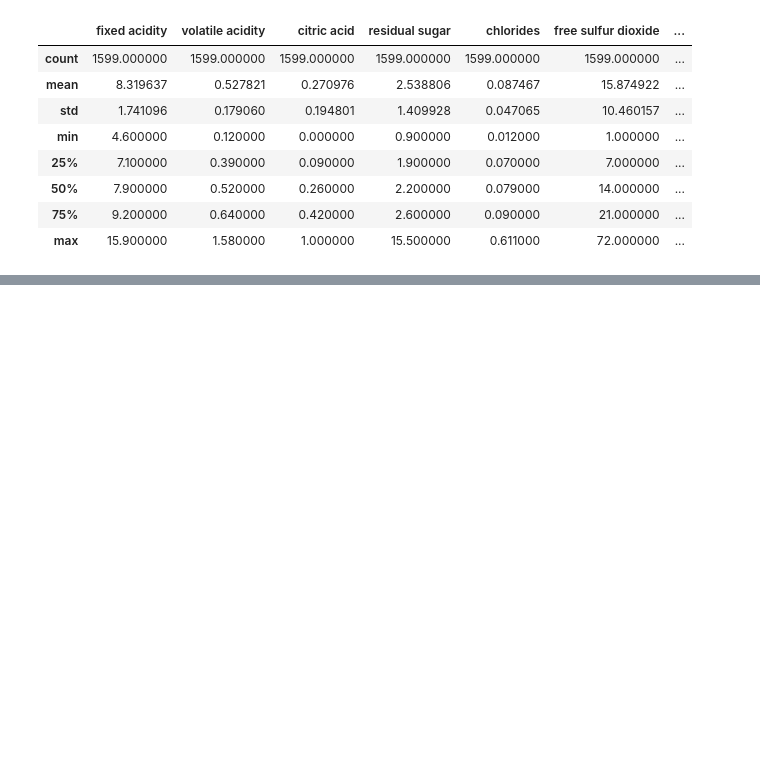
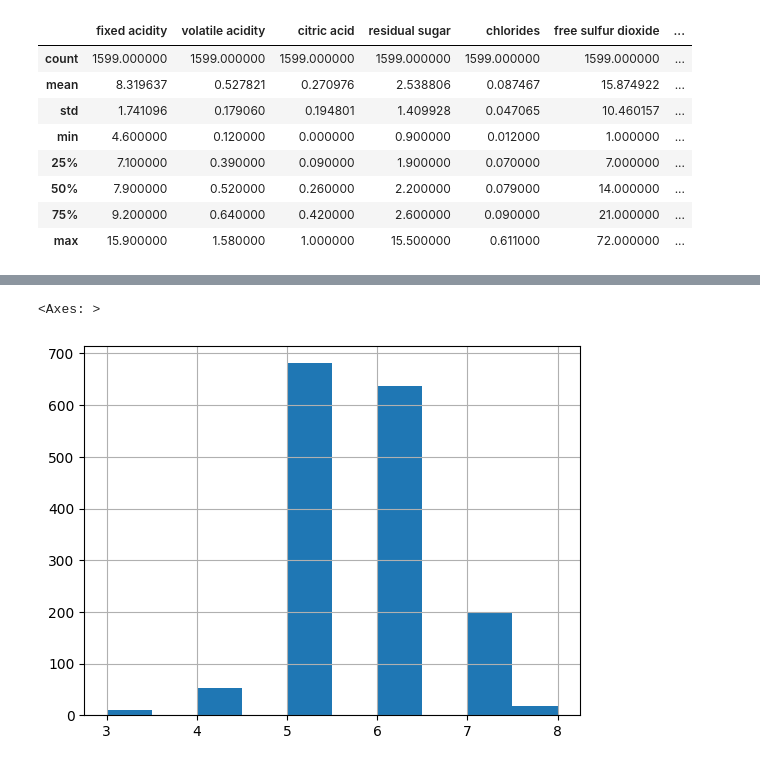
Before and after one commit to gabichulas/ia-2, a Jupyter notebook: 3. MLP.ipynb, the cells around one changed output, grey strips where cells are left out. Saved outputs shown, nothing was run; the diff lists cells and outputs as text; code cells hidden in the pictures; blank space fills up the shorter version.

```diff
--- a/3. MLP.ipynb
+++ b/3. MLP.ipynb
@@ -18,0 +89,6 @@ df.describe()
+# %%
+df['quality'].value_counts().sort_index()
+df['quality'].hist(bins=10)
+# %% [output]
+<Axes: >
+[figure, added]
```
Also changed, not shown: parts of 8 cells of this notebook, 3 other files.
